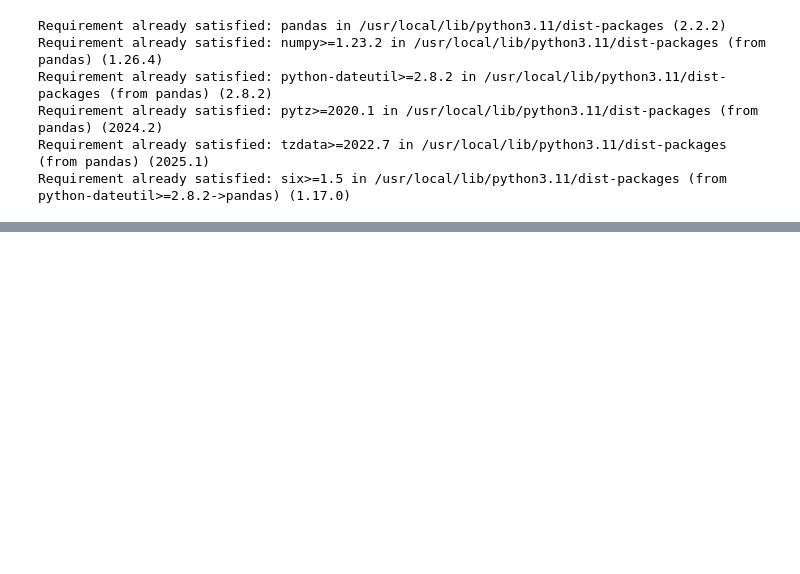
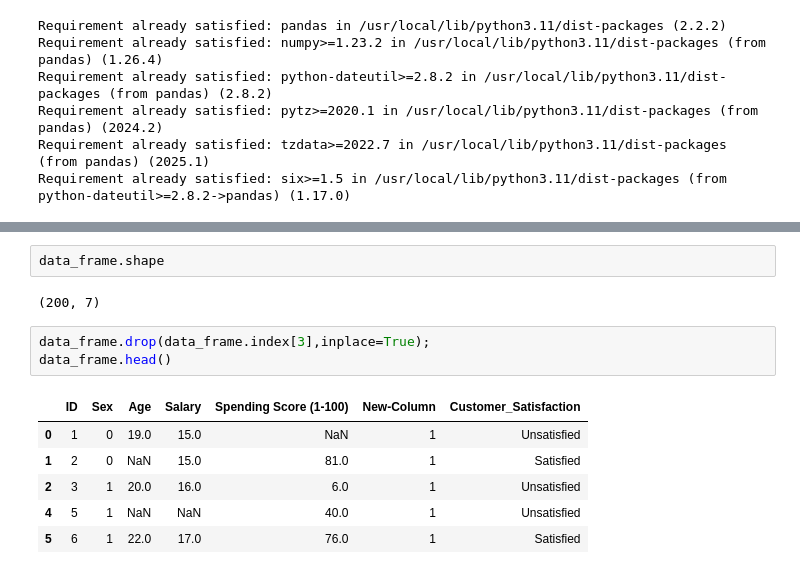
Before and after one commit to KeshUdana/MLTutorials, a Jupyter notebook: Tut02ipynb.ipynb, the cells around one changed output, grey strips where cells are left out. Saved outputs shown, nothing was run; the diff lists cells and outputs as text; blank space fills up the shorter version.

```diff
--- a/Tut02ipynb.ipynb
+++ b/Tut02ipynb.ipynb
@@ -116 +90,15 @@ data_frame.isna().sum()/len(data_frame)*100
 dtype: float64
+# %%
+data_frame.shape
+# %% [output]
+(200, 7)
+# %%
+data_frame.drop(data_frame.index[3],inplace=True);
+data_frame.head()
+# %% [output]
+|  | ID | Sex | Age | Salary | Spending Score (1-100) | New-Column | Customer_Satisfaction |
+| 0 | 1 | 0 | 19.0 | 15.0 | NaN | 1 | Unsatisfied |
+| 1 | 2 | 0 | NaN | 15.0 | 81.0 | 1 | Satisfied |
+| 2 | 3 | 1 | 20.0 | 16.0 | 6.0 | 1 | Unsatisfied |
+| 4 | 5 | 1 | NaN | NaN | 40.0 | 1 | Unsatisfied |
+| 5 | 6 | 1 | 22.0 | 17.0 | 76.0 | 1 | Satisfied |
```
Also changed, not shown: parts of 13 cells of this notebook.
